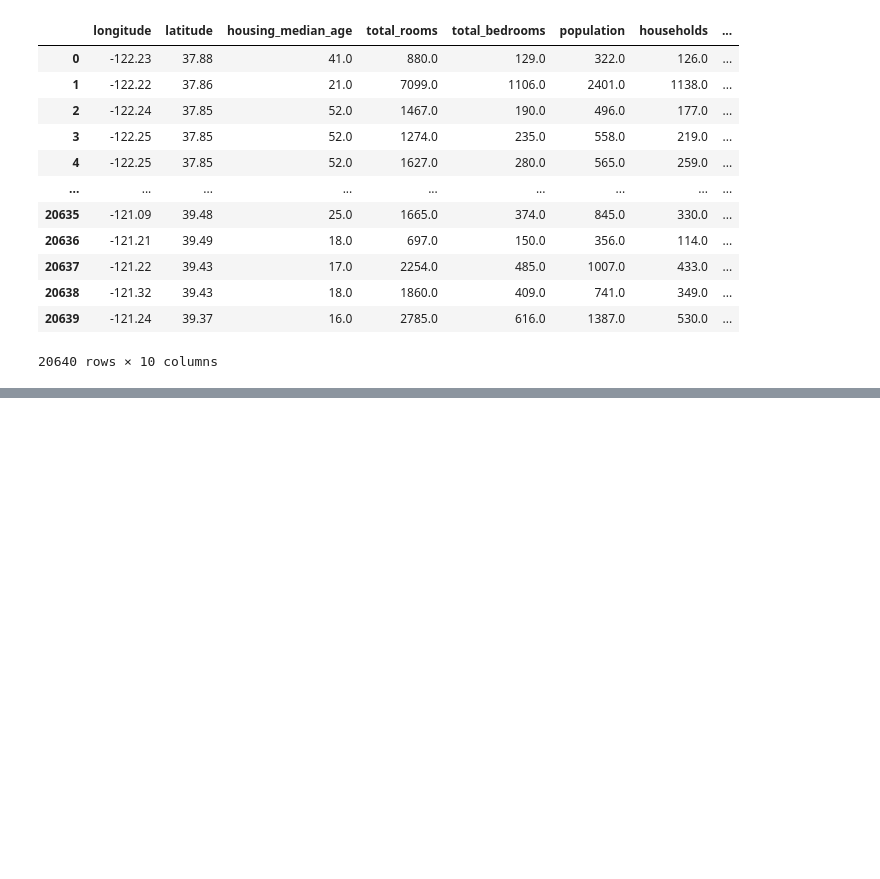
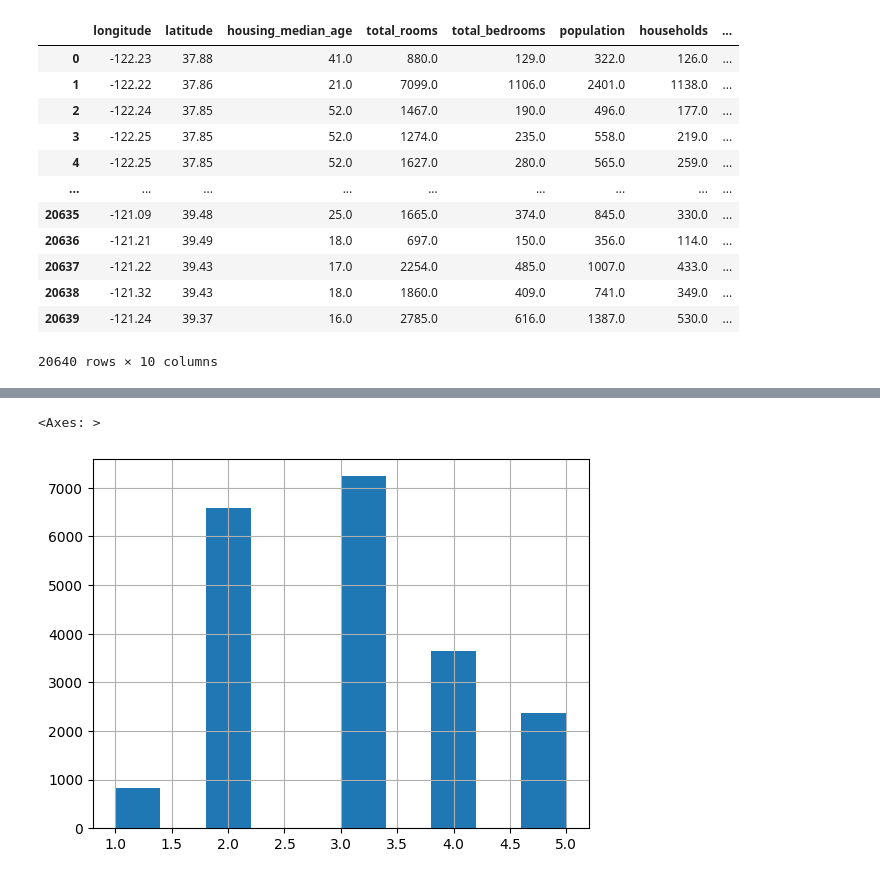
Before and after one commit to InquisitorFury/House-real-estate-prediction-, a Jupyter notebook: code.ipynb, the cells around one changed output, grey strips where cells are left out. Saved outputs shown, nothing was run; the diff lists cells and outputs as text; code cells hidden in the pictures; blank space fills up the shorter version.

```diff
--- a/code.ipynb
+++ b/code.ipynb
@@ -32,0 +79,5 @@ housing_data
+# %%
+housing_data['income_cat'] = pd.cut(housing_data['median_income'],
+                                bins=[0., 1.5, 3.0, 4.5, 6., np.inf],
+                                labels=[1,2,3,4,5])
+housing_data['income_cat'].value_counts()
@@ -32,0 +92,5 @@ housing_data
+# %%
+housing_data['income_cat'].hist()
+# %% [output]
+<Axes: >
+[figure, added]
```
Also changed, not shown: parts of 7 cells of this notebook.
